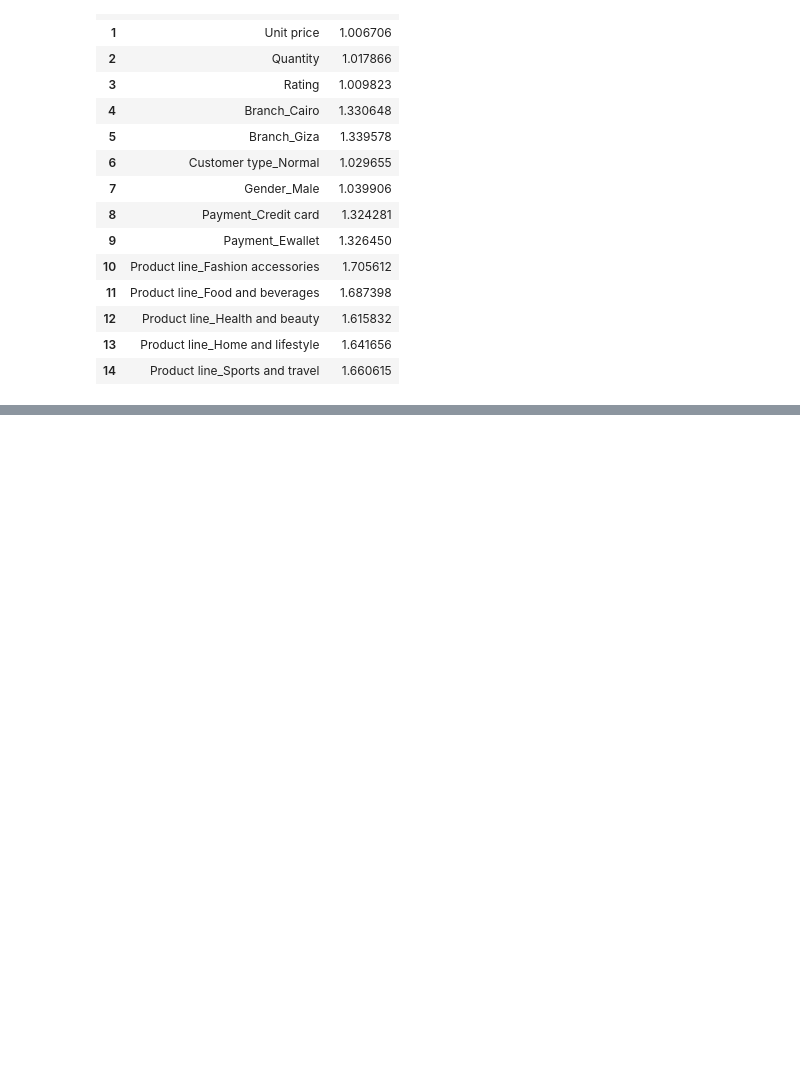
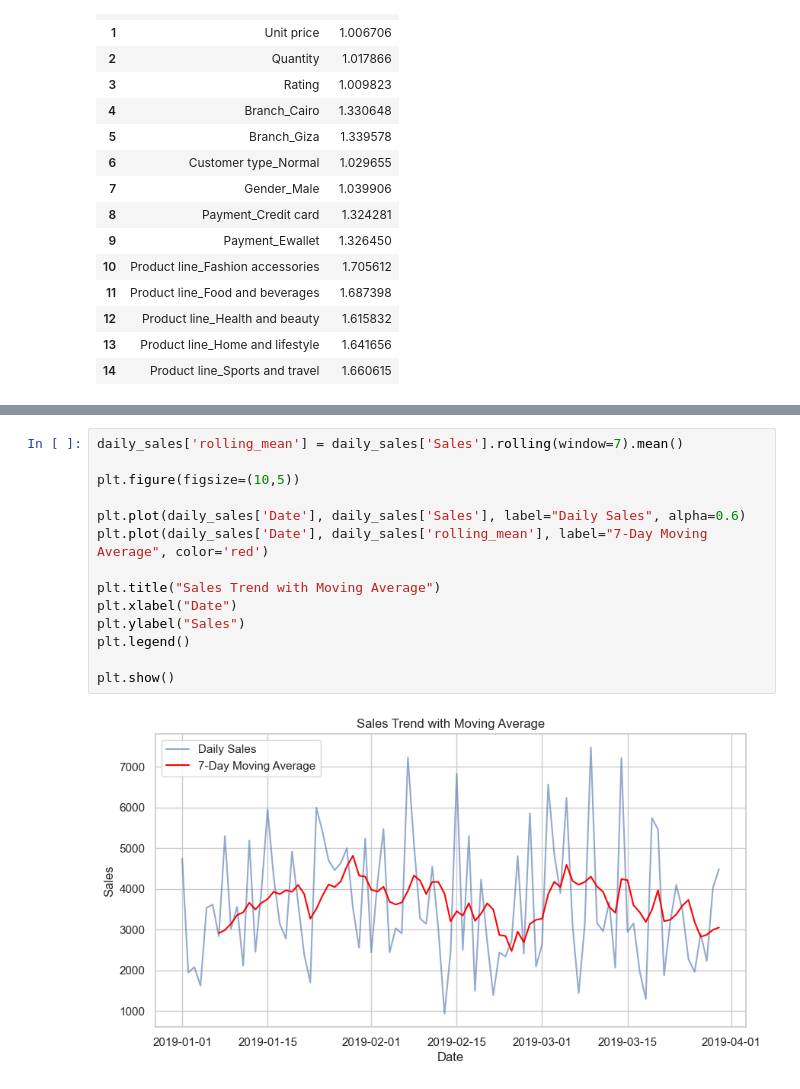
Before and after one commit to donatas-ruzgys/VSCode, a Jupyter notebook: Capstone_projektas/capstone.ipynb, the cells around one changed output, grey strips where cells are left out. Saved outputs shown, nothing was run; the diff lists cells and outputs as text; blank space fills up the shorter version.

```diff
--- a/Capstone_projektas/capstone.ipynb
+++ b/Capstone_projektas/capstone.ipynb
@@ -763,0 +773,16 @@ Therefore, the regression coefficients can be interpreted with confidence, as th
+# %%
+daily_sales['rolling_mean'] = daily_sales['Sales'].rolling(window=7).mean()
+
+plt.figure(figsize=(10,5))
+
+plt.plot(daily_sales['Date'], daily_sales['Sales'], label="Daily Sales", alpha=0.6)
+plt.plot(daily_sales['Date'], daily_sales['rolling_mean'], label="7-Day Moving Average", color='red')
+
+plt.title("Sales Trend with Moving Average")
+plt.xlabel("Date")
+plt.ylabel("Sales")
+plt.legend()
+
+plt.show()
+# %% [output]
+[figure, added]
```
Also changed, not shown: parts of 19 cells of this notebook, 1 other file.
